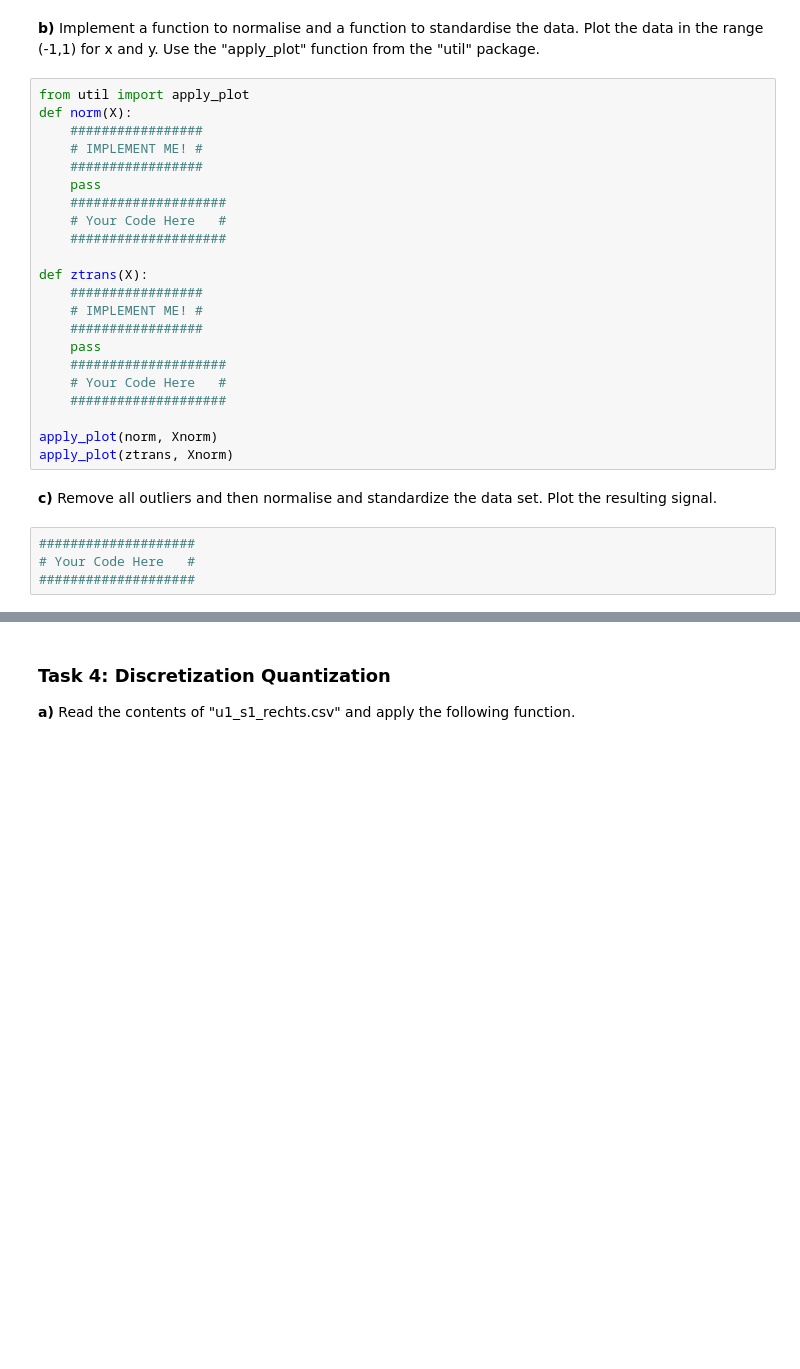
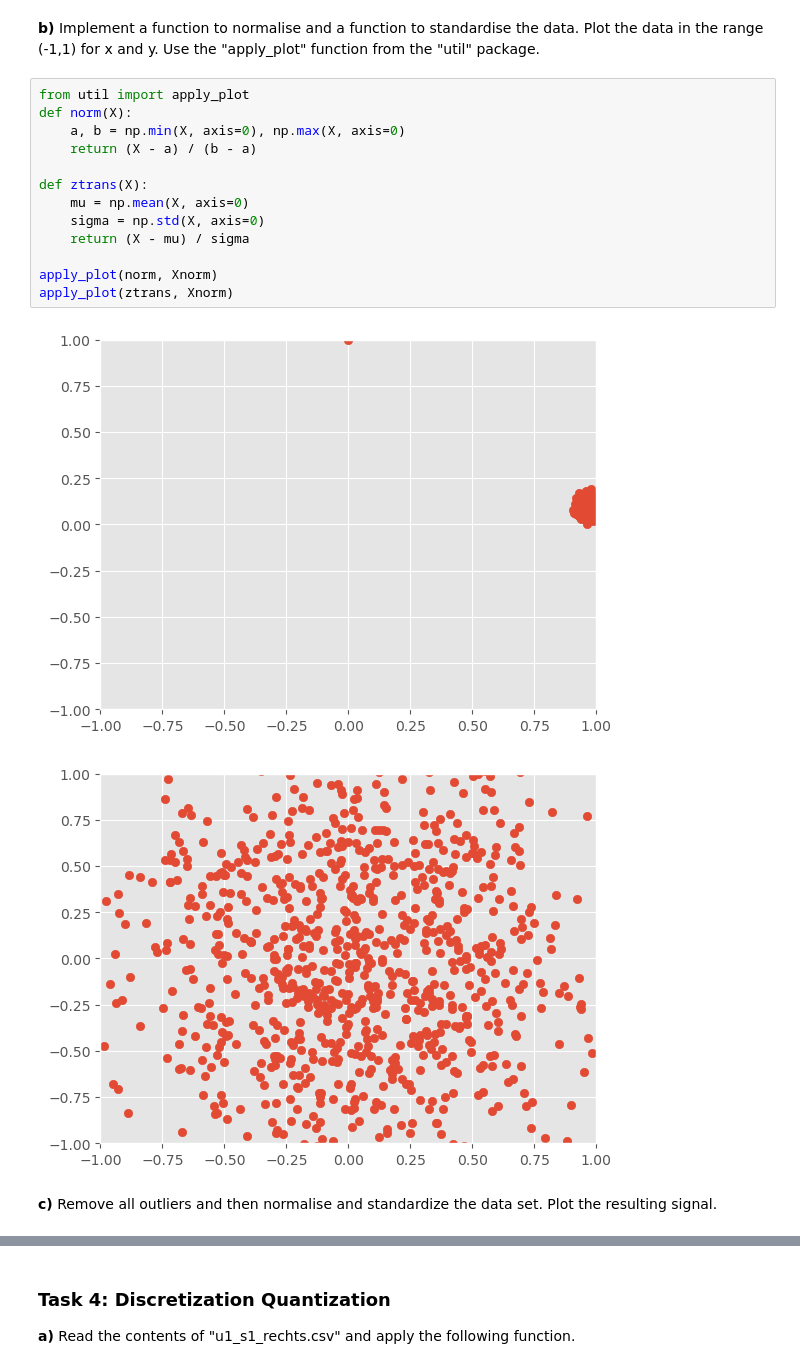
Before and after one commit to KlaraGtknst/TSDM_WS23_34, a Jupyter notebook: Exercise_02_preprocessing.ipynb, the cells around one changed output, grey strips where cells are left out. Cells and saved outputs as stored; diff of their text form; blank space fills up the shorter version.

```diff
--- a/Exercise_02_preprocessing.ipynb
+++ b/Exercise_02_preprocessing.ipynb
@@ -146,32 +164,22 @@ Xnorm = get_random_signal()
 # %% [markdown]
 **b)** Implement a function to normalise and a function to standardise the data.
 Plot the data in the range (-1,1) for x and y. Use the "apply_plot" function from the "util" package.
-# %%
-from util import apply_plot
-def norm(X):
-    #################
-    # IMPLEMENT ME! #
-    #################
-    pass
-    ####################
-    # Your Code Here   #
-    ####################
-
-def ztrans(X):
-    #################
-    # IMPLEMENT ME! #
-    #################
-    pass
-    ####################
-    # Your Code Here   #
-    ####################
-
-apply_plot(norm, Xnorm)
-apply_plot(ztrans, Xnorm)
+# %%
+from util import apply_plot
+def norm(X):
+    a, b = np.min(X, axis=0), np.max(X, axis=0)
+    return (X - a) / (b - a)
+
+def ztrans(X):
+    mu = np.mean(X, axis=0)
+    sigma = np.std(X, axis=0)
+    return (X - mu) / sigma
+
+apply_plot(norm, Xnorm)
+apply_plot(ztrans, Xnorm)
+# %% [output]
+[figure, added]
+[figure, added]
 # %% [markdown]
 **c)** Remove all outliers and then normalise and standardize the data set.
 Plot the resulting signal.
-# %%
-####################
-# Your Code Here   #
-####################
```
Also changed, not shown: parts of 8 cells of this notebook.
